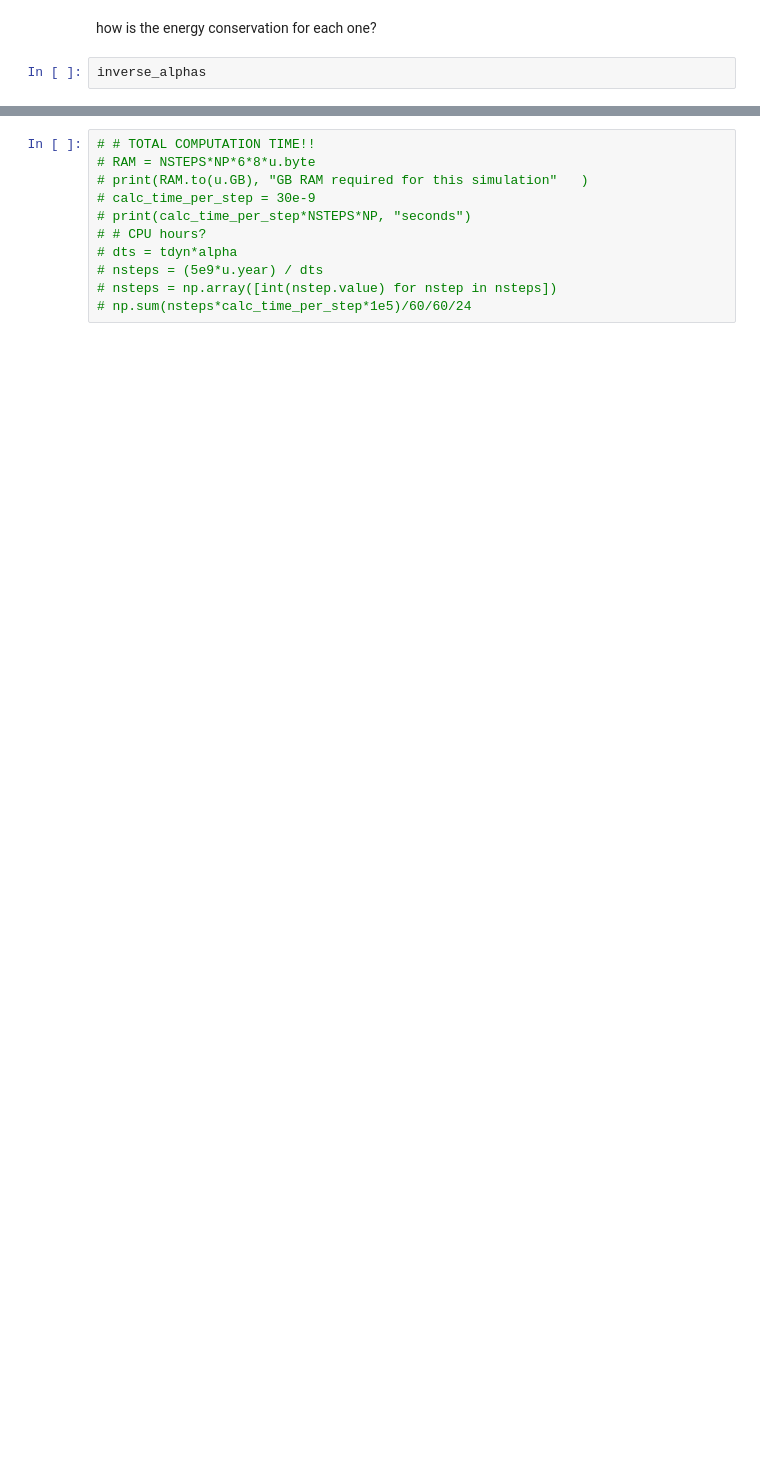
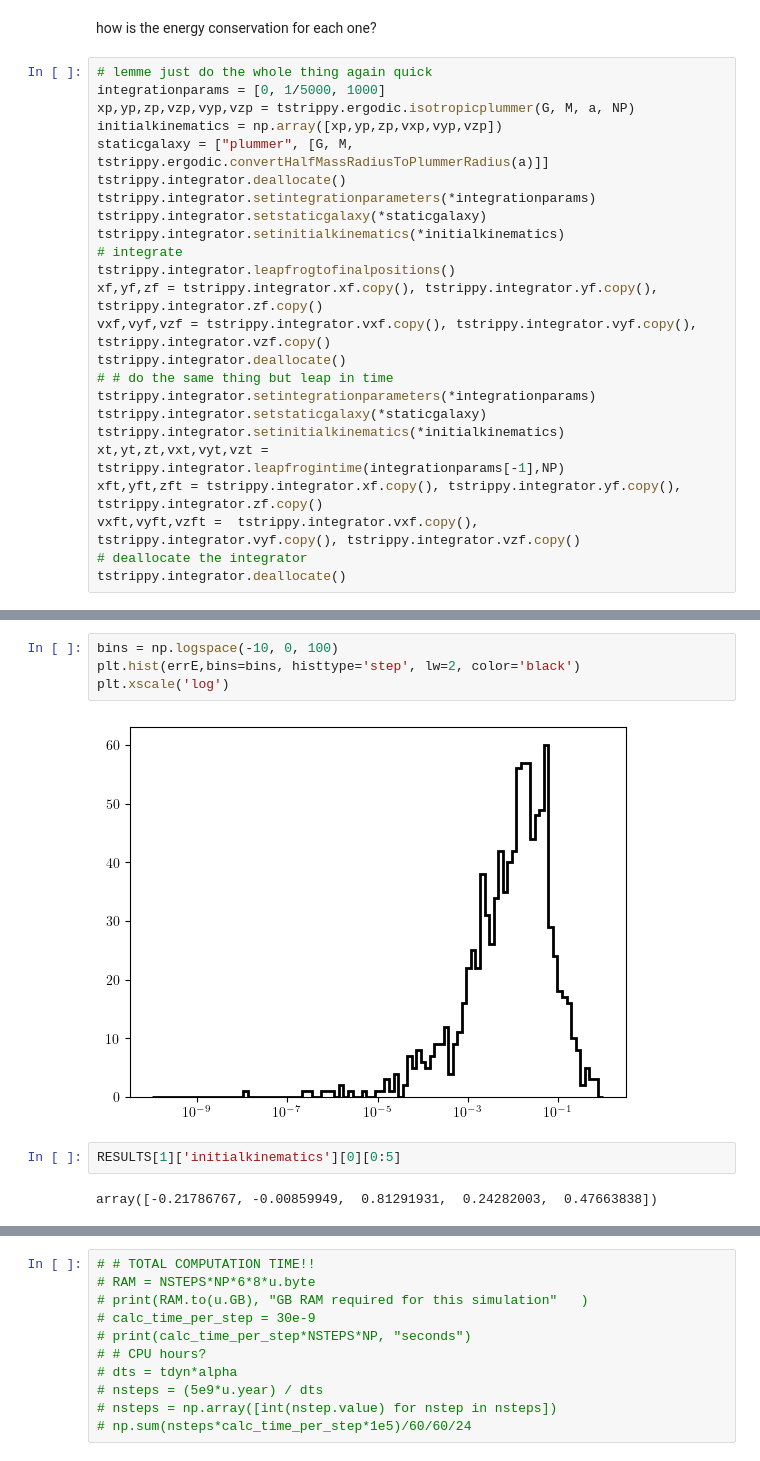
Before and after one commit to salvatore-ferrone/phd-thesis-ferrone, a Jupyter notebook: demos/numericalError/starParticles.ipynb, the cells around one changed output, grey strips where cells are left out. Saved outputs shown, nothing was run; the diff lists cells and outputs as text; blank space fills up the shorter version.

```diff
--- a/demos/numericalError/starParticles.ipynb
+++ b/demos/numericalError/starParticles.ipynb
@@ -255,4 +258,26 @@ parallelization done with 6 CPUs in 0:00:14.844315 seconds
 # %% [markdown]
 how is the energy conservation for each one?
 # %%
-inverse_alphas
+# lemme just do the whole thing again quick
+integrationparams = [0, 1/5000, 1000]
+xp,yp,zp,vzp,vyp,vzp = tstrippy.ergodic.isotropicplummer(G, M, a, NP)
+initialkinematics = np.array([xp,yp,zp,vxp,vyp,vzp])
+staticgalaxy = ["plummer", [G, M, tstrippy.ergodic.convertHalfMassRadiusToPlummerRadius(a)]]
+tstrippy.integrator.deallocate()
+tstrippy.integrator.setintegrationparameters(*integrationparams)
+tstrippy.integrator.setstaticgalaxy(*staticgalaxy)
+tstrippy.integrator.setinitialkinematics(*initialkinematics)
+# integrate
+tstrippy.integrator.leapfrogtofinalpositions()
+xf,yf,zf = tstrippy.integrator.xf.copy(), tstrippy.integrator.yf.copy(), tstrippy.integrator.zf.copy()
+vxf,vyf,vzf = tstrippy.integrator.vxf.copy(), tstrippy.integrator.vyf.copy(), tstrippy.integrator.vzf.copy()
+tstrippy.integrator.deallocate()
+# # do the same thing but leap in time
+tstrippy.integrator.setintegrationparameters(*integrationparams)
+tstrippy.integrator.setstaticgalaxy(*staticgalaxy)
+tstrippy.integrator.setinitialkinematics(*initialkinematics)
+xt,yt,zt,vxt,vyt,vzt = tstrippy.integrator.leapfrogintime(integrationparams[-1],NP)
+xft,yft,zft = tstrippy.integrator.xf.copy(), tstrippy.integrator.yf.copy(), tstrippy.integrator.zf.copy()
+vxft,vyft,vzft =  tstrippy.integrator.vxf.copy(), tstrippy.integrator.vyf.copy(), tstrippy.integrator.vzf.copy()
+# deallocate the integrator
+tstrippy.integrator.deallocate()
@@ -260,0 +315,10 @@ inverse_alphas
+# %%
+bins = np.logspace(-10, 0, 100)
+plt.hist(errE,bins=bins, histtype='step', lw=2, color='black')
+plt.xscale('log')
+# %% [output]
+[figure, added]
+# %%
+RESULTS[1]['initialkinematics'][0][0:5]
+# %% [output]
+array([-0.21786767, -0.00859949,  0.81291931,  0.24282003,  0.47663838])
```
Also changed, not shown: parts of 32 cells of this notebook, 4 other files.
